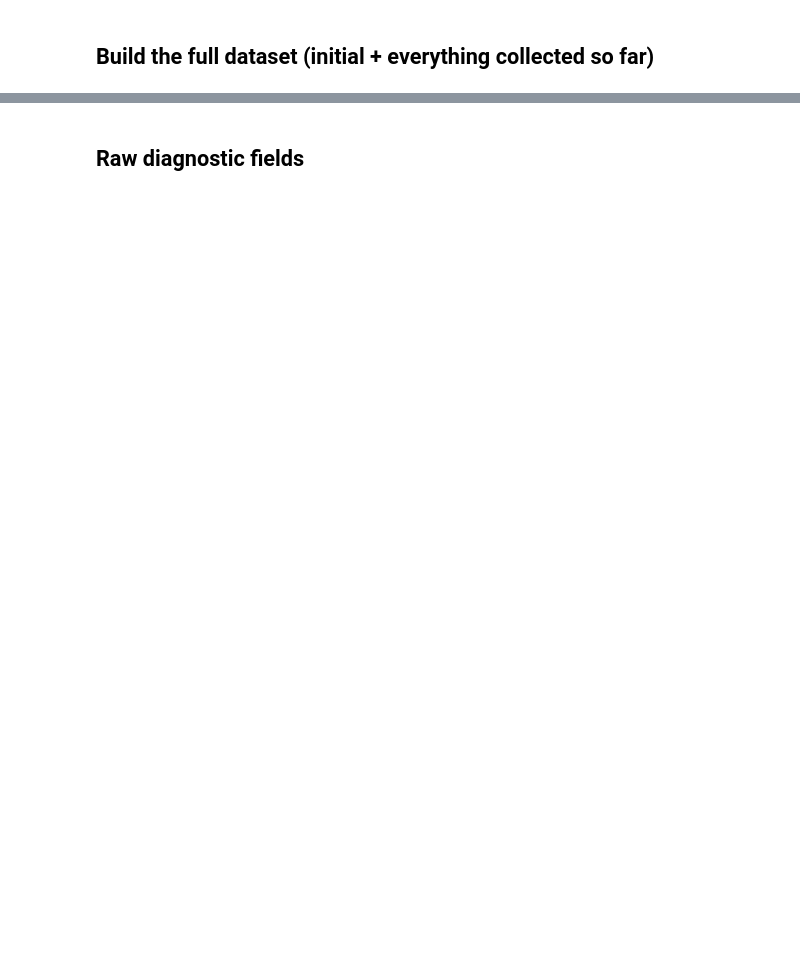
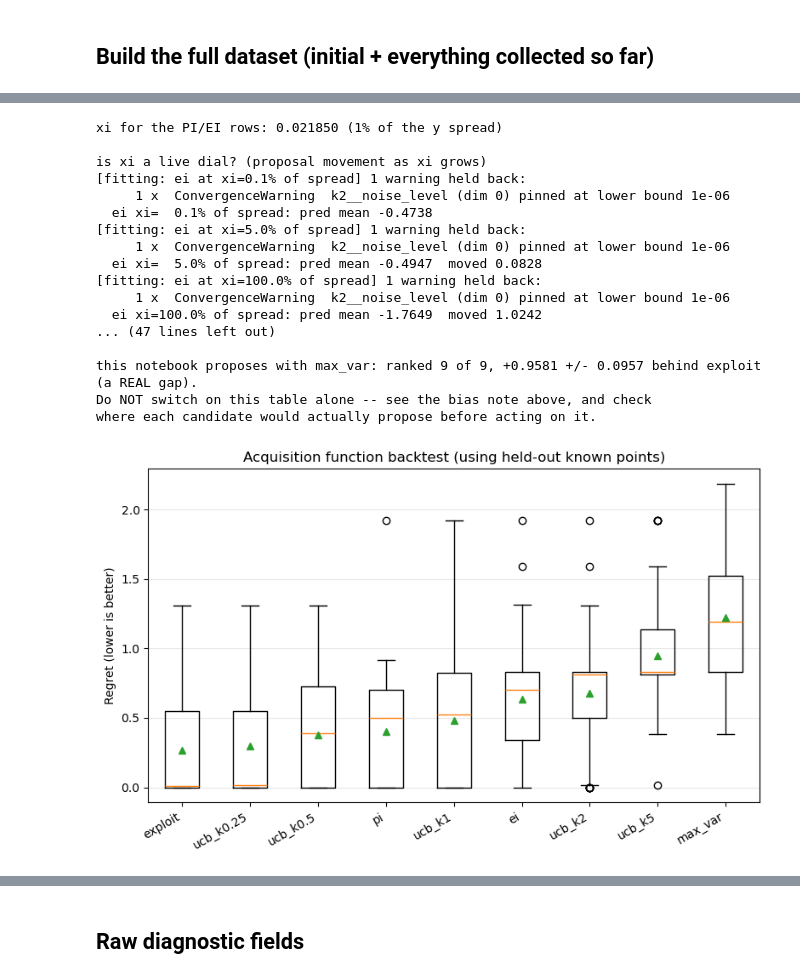
Before and after one commit to nic-gibson/capstone, a Jupyter notebook: function6.ipynb, the cells around one changed output, grey strips where cells are left out. Cells and saved outputs as stored; diff of their text form; code cells hidden in the pictures; blank space fills up the shorter version.

```diff
--- a/function6.ipynb
+++ b/function6.ipynb
@@ -308,9 +346,8 @@ backtest_configs = [
 ]
 print(f"xi for the PI/EI rows: {xi_raw:.6f} (1% of the y spread)")
 
-# Is xi a live dial here, or degenerate as on function 8? Checked rather than
-# assumed: on function 8 every xi across a 25x range returned the identical
-# corner. Here it genuinely moves the proposal -- but toward bad regions.
+# Is xi a live dial here, or degenerate? Checked rather than assumed. Here it
+# genuinely moves the proposal -- but toward regions the model rates badly.
 print("\nis xi a live dial? (proposal movement as xi grows)")
 _prev = {}
 for _acq in ("ei", "pi"):
@@ -323,7 +360,7 @@ for _acq in ("ei", "pi"):
         _mv = "" if _acq not in _prev else f"  moved {np.linalg.norm(_p - _prev[_acq]):.4f}"
         print(f"  {_acq} xi={_frac:>6.1%} of spread: pred mean {_m[0]:+.4f}{_mv}")
         _prev[_acq] = _p
-print("  -> xi IS live (unlike function 8), but both families head for predicted")
+print("  -> xi IS live here, but both families head for predicted")
 print("     means far below the incumbent, so they are variance-seeking here.\n")
 
 with fitting("acquisition backtest, 50 splits"):
@@ -335,20 +372,13 @@ with fitting("acquisition backtest, 50 splits"):
 
 print_backtest_summary(backtest_results)
 
-# ---------------------------------------------------------------------------
-# Which acquisition appears best on the evidence so far?
-#
-# Every config is scored on the SAME splits, so they are compared PAIRED: the
-# per-split difference in regret is far less noisy than the two means
-# separately, and its standard error says whether a gap is real. "Within noise"
-# means |mean difference| <= 2 standard errors. Plain arithmetic, no test.
-#
-# Read it knowing the metric's bias (CLAUDE.md): it scores RECOGNITION of points
-# whose y is already known, which is an exploitation task. It structurally
-# favours `exploit` and low `kappa` and penalises `max_variance` on every
-# function, so a low-kappa config at the top is close to tautological.
-# ---------------------------------------------------------------------------
-CHOSEN = "ucb_k0.25"        # must name the committed KAPPA; asserted where KAPPA is set
+# Which acquisition looks best so far. Configs are compared PAIRED on the same
+# splits, so "within noise" below means |mean difference| <= 2 standard errors --
+# plain arithmetic, no statistical test. Read it knowing the metric scores
+# RECOGNITION of points whose y is already known, which is an exploitation task
+# -- it structurally penalises max_variance regardless of whether exploring is
+# the right call, which is exactly the situation this week (see the header).
+CHOSEN = "max_var"        # must name the committed acquisition; asserted below
 
 assert CHOSEN in backtest_results, (
     f"{CHOSEN!r} is not among the backtest configs, so the committed setting is "
@@ -374,31 +404,50 @@ tied = [k for k in ranked[1:]
 worse = [k for k in ranked[1:] if k not in tied]
 
 print("\n=== which acquisition appears best in our tests so far? ===")
 print(f"leader by mean regret   : {leader:>10}  ({mean_r[leader]:.4f})")
 best_med = min(names, key=lambda k: med_r[k])
 print(f"leader by median regret : {best_med:>10}  ({med_r[best_med]:.4f})"
       + ("   (agrees)" if best_med == leader else "   (DISAGREES with the mean)"))
 
 print(f"\npaired against {leader}, over the same {n_splits} splits:")
 for k in ranked[1:]:
     gap, se = paired_gap(leader, k)
     print(f"  {k:>10}: {gap:+.4f} +/- {se:.4f} ({gap / se:>5.1f} s.e.)"
           f"   {'within noise' if k in tied else 'clearly worse'}")
 
 print(f"\nindistinguishable from the leader : {', '.join([leader] + tied)}")
 print(f"clearly worse                     : {', '.join(worse) or 'none'}")
 
 rank = ranked.index(CHOSEN) + 1
 gap, se = paired_gap(leader, CHOSEN)
 print(f"\nthis notebook proposes with {CHOSEN}: ranked {rank} of {len(ranked)}", end="")
 if CHOSEN == leader:
     print(" -- it leads.")
 else:
     print(f", {gap:+.4f} +/- {se:.4f} behind {leader}"
           f" ({'within noise' if CHOSEN in tied else 'a REAL gap'}).")
 print("Do NOT switch on this table alone -- see the bias note above, and check")
 print("where each candidate would actually propose before acting on it.")
 
 plot_acquisition_backtest(backtest_results)
 plt.show()
+# %% [output]
+xi for the PI/EI rows: 0.021850 (1% of the y spread)
+
+is xi a live dial? (proposal movement as xi grows)
+[fitting: ei at xi=0.1% of spread] 1 warning held back:
+     1 x  ConvergenceWarning  k2__noise_level (dim 0) pinned at lower bound 1e-06
+  ei xi=  0.1% of spread: pred mean -0.4738
+[fitting: ei at xi=5.0% of spread] 1 warning held back:
+     1 x  ConvergenceWarning  k2__noise_level (dim 0) pinned at lower bound 1e-06
+  ei xi=  5.0% of spread: pred mean -0.4947  moved 0.0828
+[fitting: ei at xi=100.0% of spread] 1 warning held back:
+     1 x  ConvergenceWarning  k2__noise_level (dim 0) pinned at lower bound 1e-06
+  ei xi=100.0% of spread: pred mean -1.7649  moved 1.0242
+... (47 lines left out)
+
+this notebook proposes with max_var: ranked 9 of 9, +0.9581 +/- 0.0957 behind exploit (a REAL gap).
+Do NOT switch on this table alone -- see the bias note above, and check
+where each candidate would actually propose before acting on it.
+[figure, added]
 # %% [markdown]
```
Also changed, not shown: parts of 26 cells of this notebook, 30 other files.
